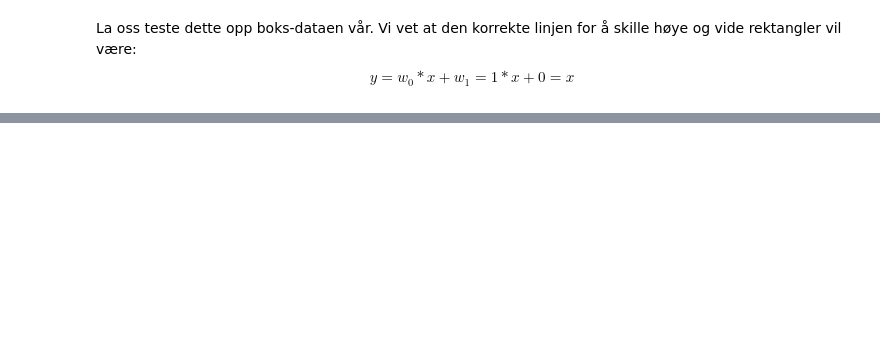
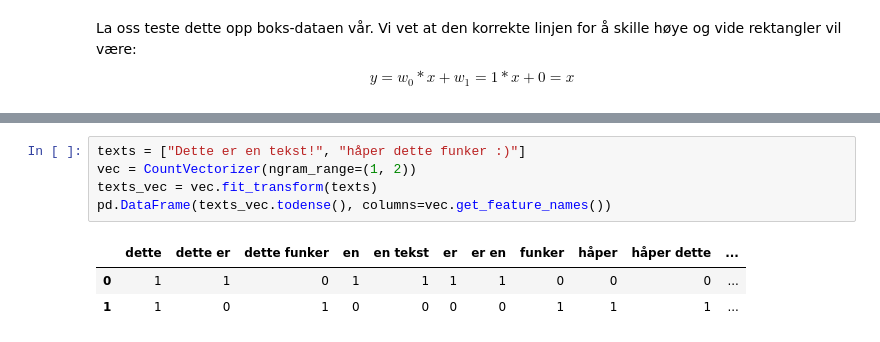
Before and after one commit to peterts/nlp-intro, a Jupyter notebook: notebooks/Presentation.ipynb, the cells around one changed output, grey strips where cells are left out. Saved outputs shown, nothing was run; the diff lists cells and outputs as text; blank space fills up the shorter version.

```diff
--- a/notebooks/Presentation.ipynb
+++ b/notebooks/Presentation.ipynb
@@ -169,0 +280,9 @@ gradient_descent_animation((0, 1), (0, 1), w_real=[1, -1, 0], w_initial=[-0.5, -
+# %%
+texts = ["Dette er en tekst!", "håper dette funker :)"]
+vec = CountVectorizer(ngram_range=(1, 2))
+texts_vec = vec.fit_transform(texts)
+pd.DataFrame(texts_vec.todense(), columns=vec.get_feature_names())
+# %% [output]
+|  | dette | dette er | dette funker | en | en tekst | er | er en | funker | håper | håper dette | ... |
+| 0 | 1 | 1 | 0 | 1 | 1 | 1 | 1 | 0 | 0 | 0 | ... |
+| 1 | 1 | 0 | 1 | 0 | 0 | 0 | 0 | 1 | 1 | 1 | ... |
```
Also changed, not shown: parts of 67 cells of this notebook, 9 other files.
